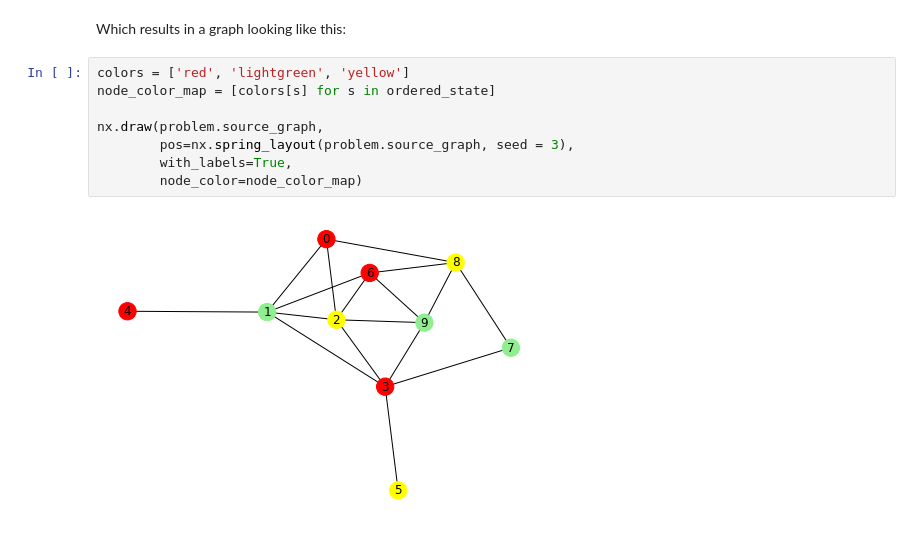
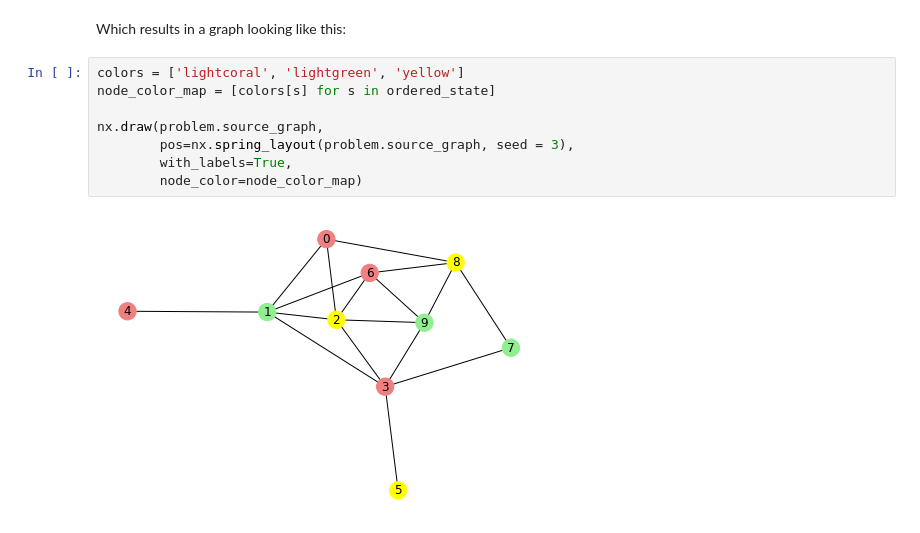
Before and after one commit to zerolinux5/mlrose-ky, a Jupyter notebook: problem_examples.ipynb, the cells around one changed output. Drawn from its saved outputs; the diff is of its cells as text.

Commit message:
Updated graph example (again).

```diff
--- a/problem_examples.ipynb
+++ b/problem_examples.ipynb
@@ -316,12 +316,12 @@ print(ordered_state)
 # %% [markdown]
 Which results in a graph looking like this:
 # %%
-colors = ['red', 'lightgreen', 'yellow']
+colors = ['lightcoral', 'lightgreen', 'yellow']
 node_color_map = [colors[s] for s in ordered_state]
 
 nx.draw(problem.source_graph,
         pos=nx.spring_layout(problem.source_graph, seed = 3),
         with_labels=True,
         node_color=node_color_map)
 # %% [output]
-[figure, old version]
+[figure, new version]
```
